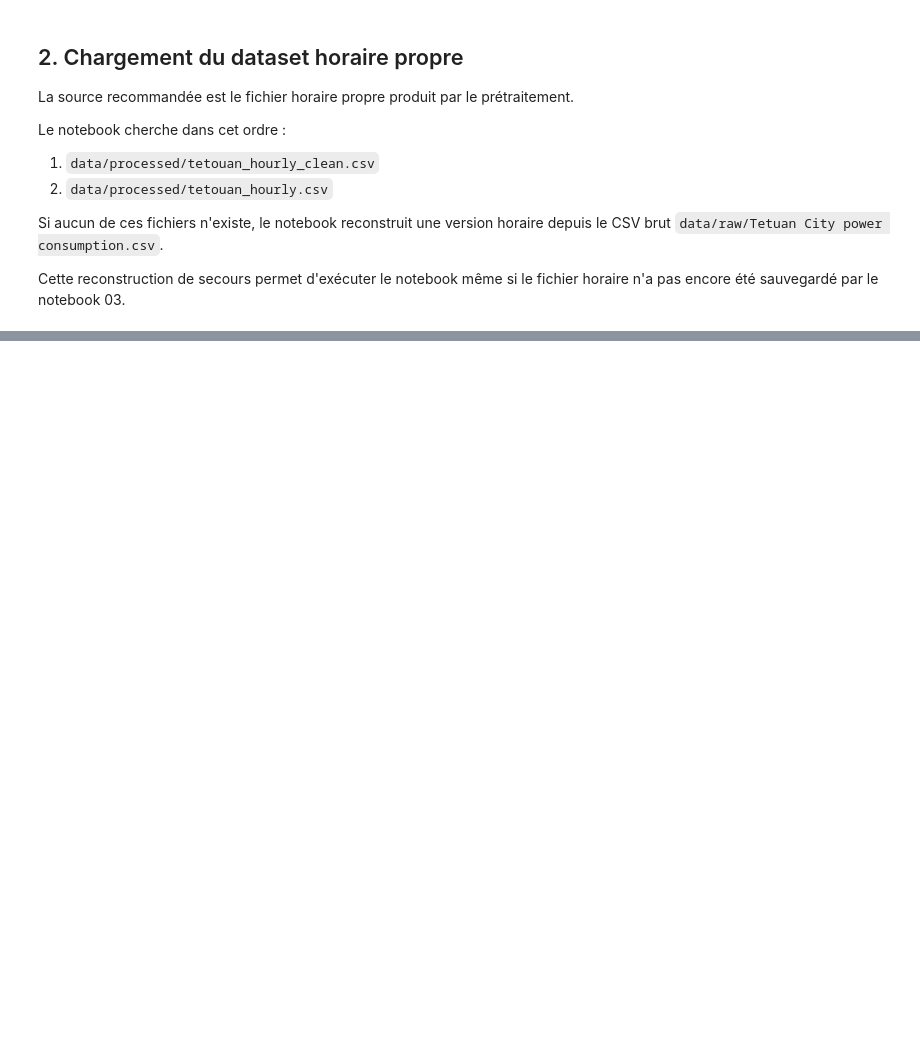
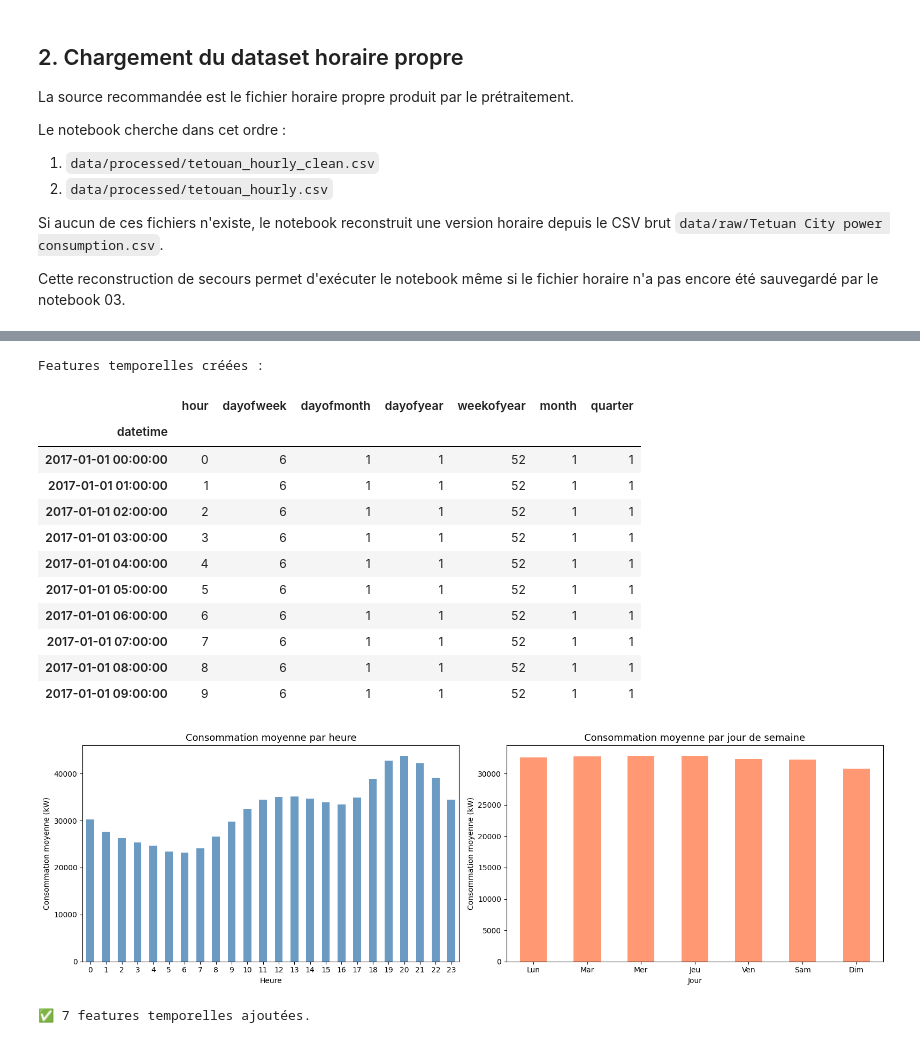
Before and after one commit to Badr-Bouymejjane/smart-city-energy-forecasting-tetouan, a Jupyter notebook: notebooks/04_feature_engineering.ipynb, the cells around one changed output, grey strips where cells are left out. Drawn from its saved outputs; the diff is of its cells as text; code cells hidden in the pictures; blank space fills up the shorter version.

```diff
--- a/notebooks/04_feature_engineering.ipynb
+++ b/notebooks/04_feature_engineering.ipynb
@@ -631,0 +295,48 @@ Point méthodologique important : les variables d'activité humaine ne sont pas
+# %%
+# Application de la fonction add_temporal_features
+df_step = ensure_datetime_index(df_hourly.copy())
+df_step = add_temporal_features(df_step)
+
+# Affichage des colonnes temporelles créées
+temporal_cols = ["hour", "dayofweek", "dayofmonth", "dayofyear", "weekofyear", "month", "quarter"]
+print("Features temporelles créées :")
+display(df_step[temporal_cols].head(10))
+
+# Visualisation : distribution de la consommation par heure
+fig, axes = plt.subplots(1, 2, figsize=(16, 5))
+
+df_step.groupby("hour")["target"].mean().plot(kind="bar", ax=axes[0], color="steelblue", alpha=0.8)
+axes[0].set_title("Consommation moyenne par heure", fontsize=13)
+axes[0].set_xlabel("Heure")
+axes[0].set_ylabel("Consommation moyenne (kW)")
+axes[0].tick_params(axis="x", rotation=0)
+
+df_step.groupby("dayofweek")["target"].mean().plot(
+    kind="bar", ax=axes[1], color="coral", alpha=0.8
+)
+day_labels = ["Lun", "Mar", "Mer", "Jeu", "Ven", "Sam", "Dim"]
+axes[1].set_xticklabels(day_labels, rotation=0)
+axes[1].set_title("Consommation moyenne par jour de semaine", fontsize=13)
+axes[1].set_xlabel("Jour")
+axes[1].set_ylabel("Consommation moyenne (kW)")
+
+plt.tight_layout()
+plt.show()
+
+print(f"\n✅ {len(temporal_cols)} features temporelles ajoutées.")
+# %% [output]
+Features temporelles créées :
+|  | hour | dayofweek | dayofmonth | dayofyear | weekofyear | month | quarter |
+| datetime |  |  |  |  |  |  |  |
+| 2017-01-01 00:00:00 | 0 | 6 | 1 | 1 | 52 | 1 | 1 |
+| 2017-01-01 01:00:00 | 1 | 6 | 1 | 1 | 52 | 1 | 1 |
+| 2017-01-01 02:00:00 | 2 | 6 | 1 | 1 | 52 | 1 | 1 |
+| 2017-01-01 03:00:00 | 3 | 6 | 1 | 1 | 52 | 1 | 1 |
+| 2017-01-01 04:00:00 | 4 | 6 | 1 | 1 | 52 | 1 | 1 |
+| 2017-01-01 05:00:00 | 5 | 6 | 1 | 1 | 52 | 1 | 1 |
+| 2017-01-01 06:00:00 | 6 | 6 | 1 | 1 | 52 | 1 | 1 |
+| 2017-01-01 07:00:00 | 7 | 6 | 1 | 1 | 52 | 1 | 1 |
+| 2017-01-01 08:00:00 | 8 | 6 | 1 | 1 | 52 | 1 | 1 |
+| 2017-01-01 09:00:00 | 9 | 6 | 1 | 1 | 52 | 1 | 1 |
+[figure, added]
+✅ 7 features temporelles ajoutées.
```
Also changed, not shown: parts of 68 cells of this notebook, 20 other files.
